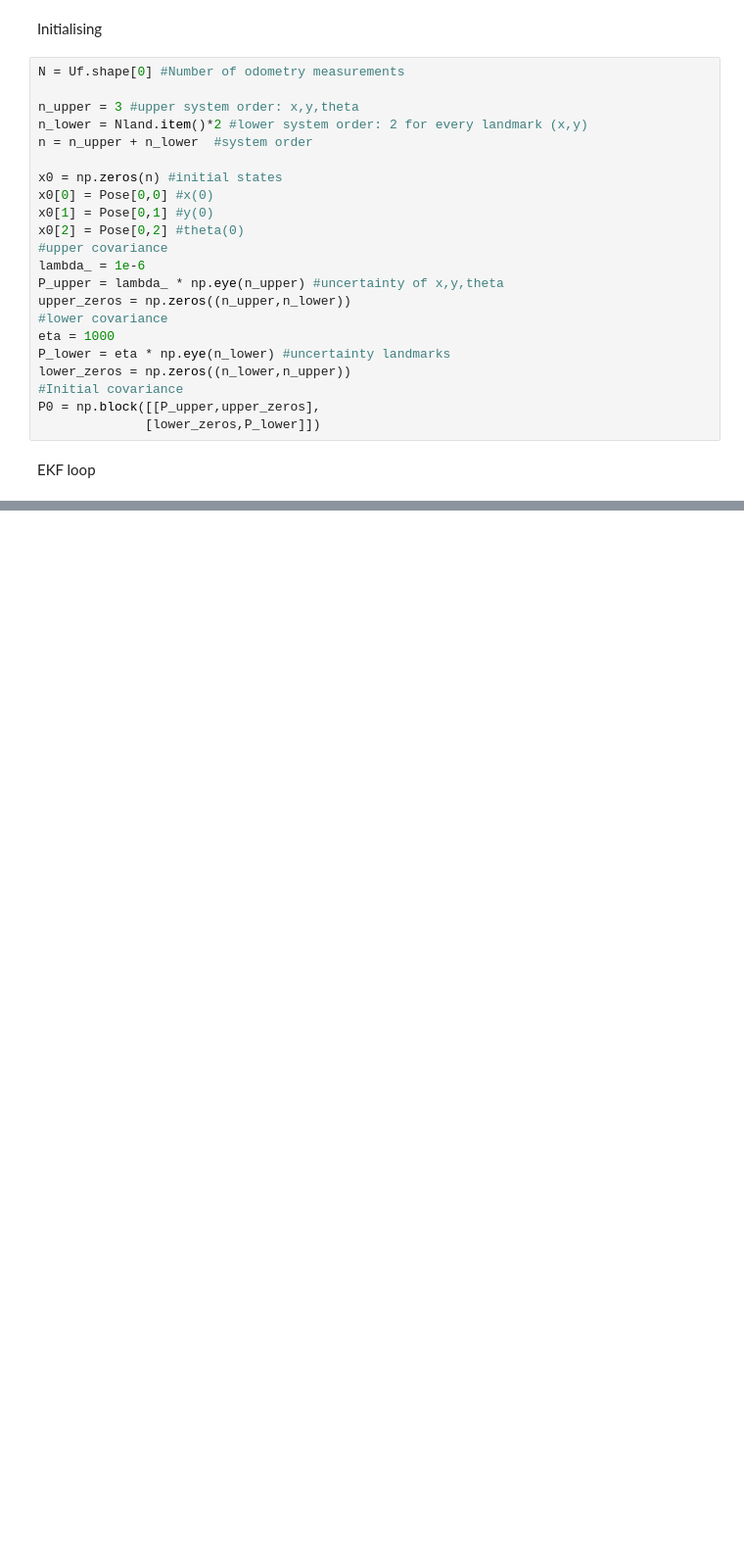
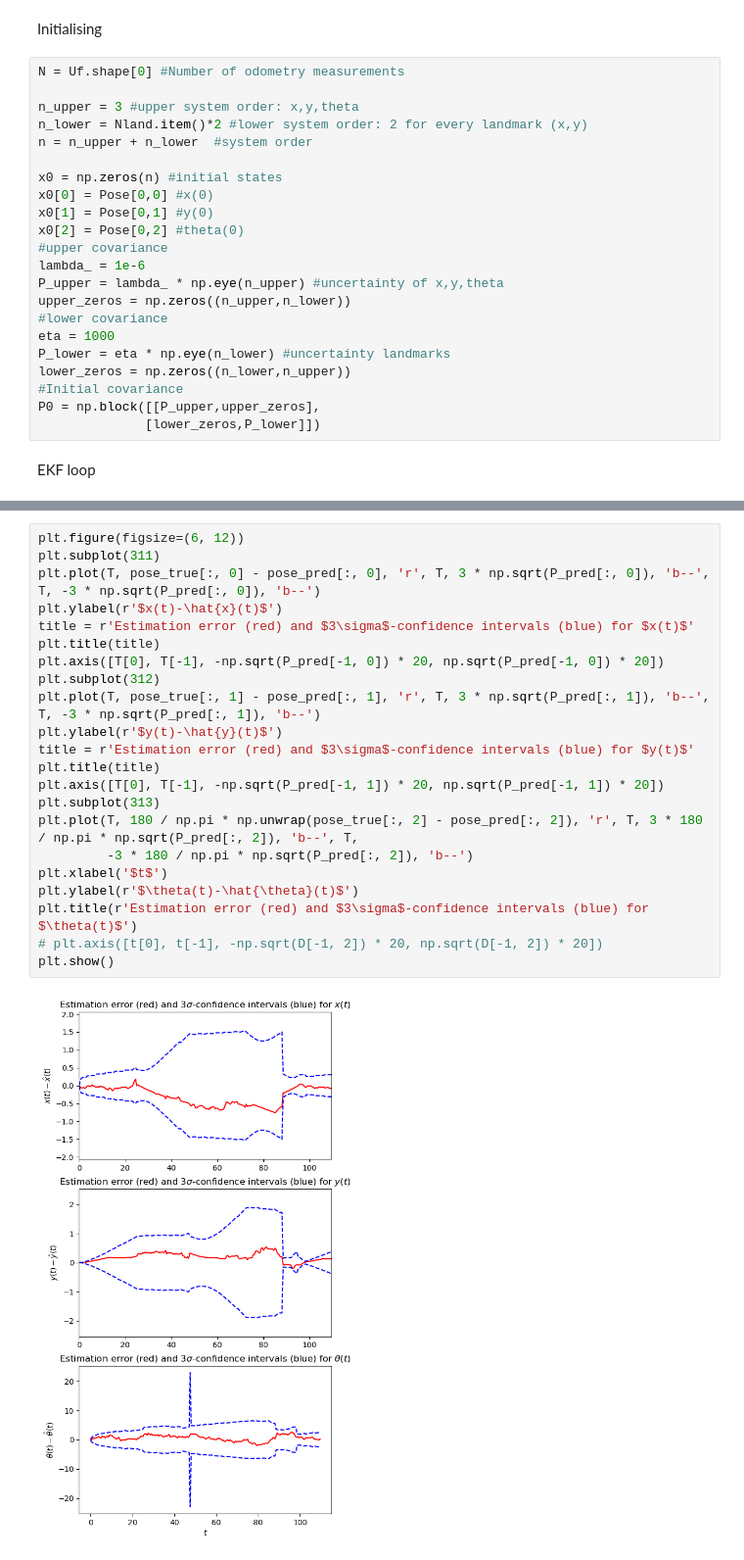
Before and after one commit to ivanovk22/SLAM, a Jupyter notebook: Prototype.ipynb, the cells around one changed output, grey strips where cells are left out. Shown at 98% size. Cells and saved outputs as stored; diff of their text form; blank space fills up the shorter version.

```diff
--- a/Prototype.ipynb
+++ b/Prototype.ipynb
@@ -339,0 +349,24 @@ plt.show()
+# %%
+plt.figure(figsize=(6, 12))
+plt.subplot(311)
+plt.plot(T, pose_true[:, 0] - pose_pred[:, 0], 'r', T, 3 * np.sqrt(P_pred[:, 0]), 'b--', T, -3 * np.sqrt(P_pred[:, 0]), 'b--')
+plt.ylabel(r'$x(t)-\hat{x}(t)$')
+title = r'Estimation error (red) and $3\sigma$-confidence intervals (blue) for $x(t)$'
+plt.title(title)
+plt.axis([T[0], T[-1], -np.sqrt(P_pred[-1, 0]) * 20, np.sqrt(P_pred[-1, 0]) * 20])
+plt.subplot(312)
+plt.plot(T, pose_true[:, 1] - pose_pred[:, 1], 'r', T, 3 * np.sqrt(P_pred[:, 1]), 'b--', T, -3 * np.sqrt(P_pred[:, 1]), 'b--')
+plt.ylabel(r'$y(t)-\hat{y}(t)$')
+title = r'Estimation error (red) and $3\sigma$-confidence intervals (blue) for $y(t)$'
+plt.title(title)
+plt.axis([T[0], T[-1], -np.sqrt(P_pred[-1, 1]) * 20, np.sqrt(P_pred[-1, 1]) * 20])
+plt.subplot(313)
+plt.plot(T, 180 / np.pi * np.unwrap(pose_true[:, 2] - pose_pred[:, 2]), 'r', T, 3 * 180 / np.pi * np.sqrt(P_pred[:, 2]), 'b--', T,
+         -3 * 180 / np.pi * np.sqrt(P_pred[:, 2]), 'b--')
+plt.xlabel('$t$')
+plt.ylabel(r'$\theta(t)-\hat{\theta}(t)$')
+plt.title(r'Estimation error (red) and $3\sigma$-confidence intervals (blue) for $\theta(t)$')
+# plt.axis([t[0], t[-1], -np.sqrt(D[-1, 2]) * 20, np.sqrt(D[-1, 2]) * 20])
+plt.show()
+# %% [output]
+[figure, added]
```
Also changed, not shown: parts of 7 cells of this notebook.
